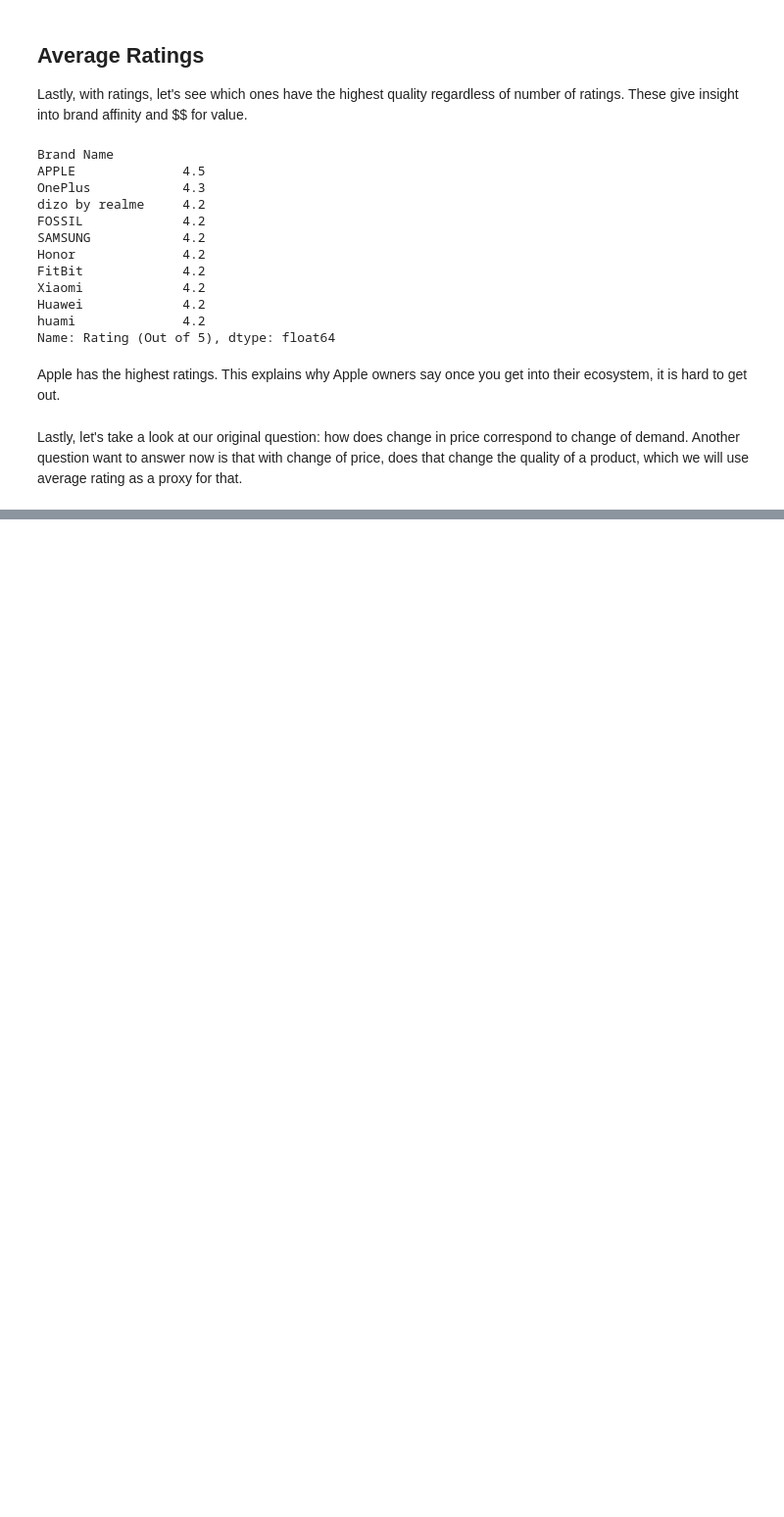
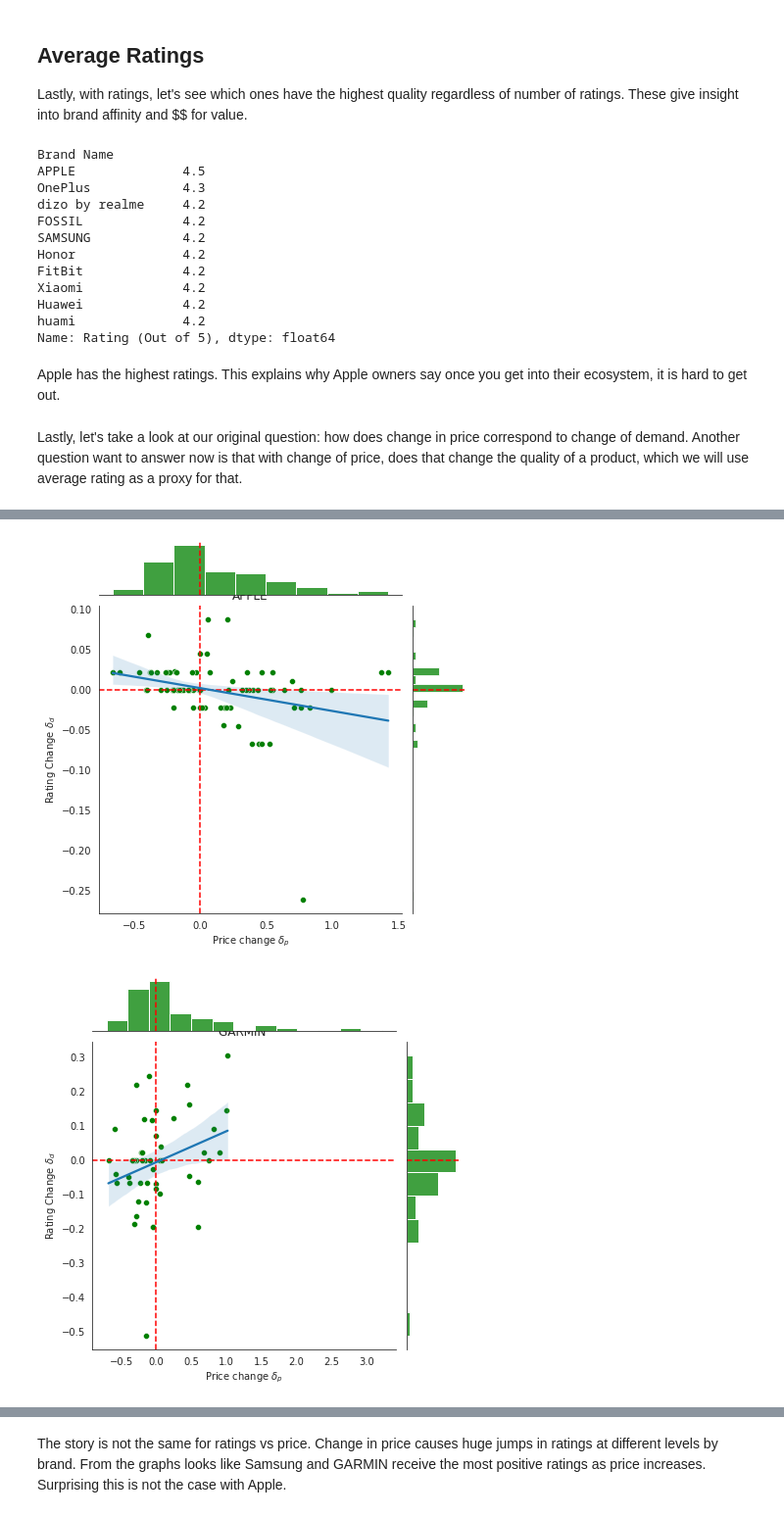
Before and after one commit to mindyng/2022-Business-Projects, a Jupyter notebook: price-elasticity.ipynb, the cells around one changed output, grey strips where cells are left out. Shown at 98% size. Cells and saved outputs as stored; diff of their text form; code cells hidden in the pictures; blank space fills up the shorter version.

```diff
--- a/price-elasticity.ipynb
+++ b/price-elasticity.ipynb
@@ -702,0 +575,9 @@ Lastly, let's take a look at our original question: how does change in price cor
+# %%
+elasticity_dict = dict(zip(top20_gross['Brand Name'].value_counts().index, elasticity_df))
+for k,v in elasticity_dict.items():
+    print(k)
+    print('')
+    print('')
+    print(v.describe())
+    print('')
+    print('')
@@ -702,0 +625,35 @@ Lastly, let's take a look at our original question: how does change in price cor
+# %%
+rating_dfs = []
+def agg_df (df):
+    date_region_agg = df.groupby(['event_date', 'region']) \
+       .agg({'Rating (Out of 5)':'mean', 'Selling Price':'mean', 'Original Price':'mean'}) \
+       .rename(columns={'Rating (Out of 5)':'avg_rating','Selling Price':'avg_sell_price', 'Original Price':'avg_original_price'}) \
+       .reset_index()
+
+    date_region_agg.sort_values(['avg_rating'], ascending=[False])
+
+    region_agg = date_region_agg.groupby("region")[["avg_sell_price", "avg_rating"]].transform("median")
+    date_region_agg["priceDelta"] = (date_region_agg["avg_sell_price"] - region_agg["avg_sell_price"]) / region_agg["avg_sell_price"]
+    date_region_agg["ratingDelta"] = (date_region_agg["avg_rating"] - region_agg["avg_rating"]) / region_agg["avg_rating"]
+
+    rating_dfs.append(date_region_agg)
+
+for df in brands_dfs:
+    agg_df(df)
+# %%
+df_dict2 = dict(zip(top20_gross['Brand Name'].value_counts().index, rating_dfs))
+for k,v in df_dict2.items():
+
+    g = sns.jointplot(data=v, x="priceDelta", y="ratingDelta", color="green")
+    g.refline(
+        x=v["priceDelta"].median(),
+        y=v["ratingDelta"].median(),
+        color="red")
+    sns.regplot(data=v, x="priceDelta", y="ratingDelta", scatter=False, ax=g.ax_joint).set_title(k)
+    g.ax_joint.set(
+        xlabel=r"Price change $\delta_p$",
+        ylabel=r"Rating Change $\delta_d$"
+    )
+# %% [output]
+[figure, added]
+[figure, added]
@@ -702,0 +664,2 @@ Lastly, let's take a look at our original question: how does change in price cor
+# %% [markdown]
+The story is not the same for ratings vs price. Change in price causes huge jumps in ratings at different levels by brand. From the graphs looks like Samsung and GARMIN receive the most positive ratings as price increases. Surprising this is not the case with Apple.
```
Also changed, not shown: parts of 72 cells of this notebook.
